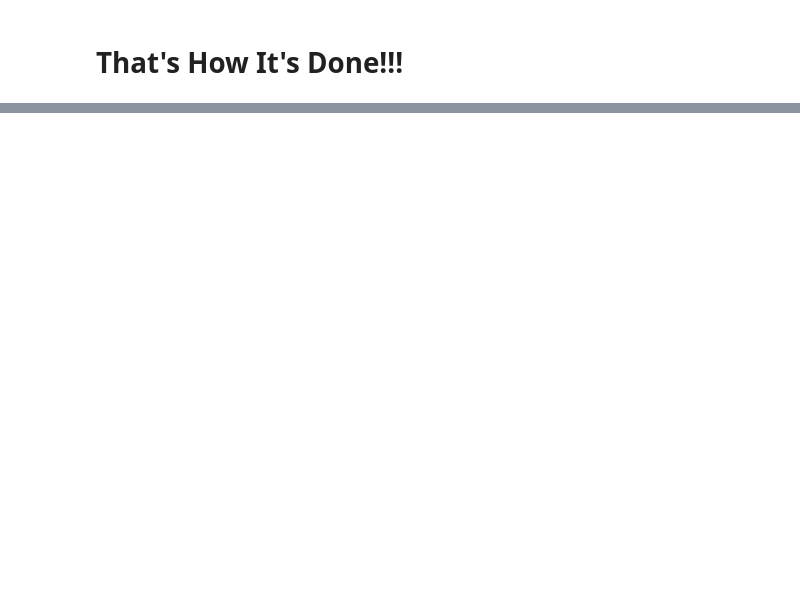
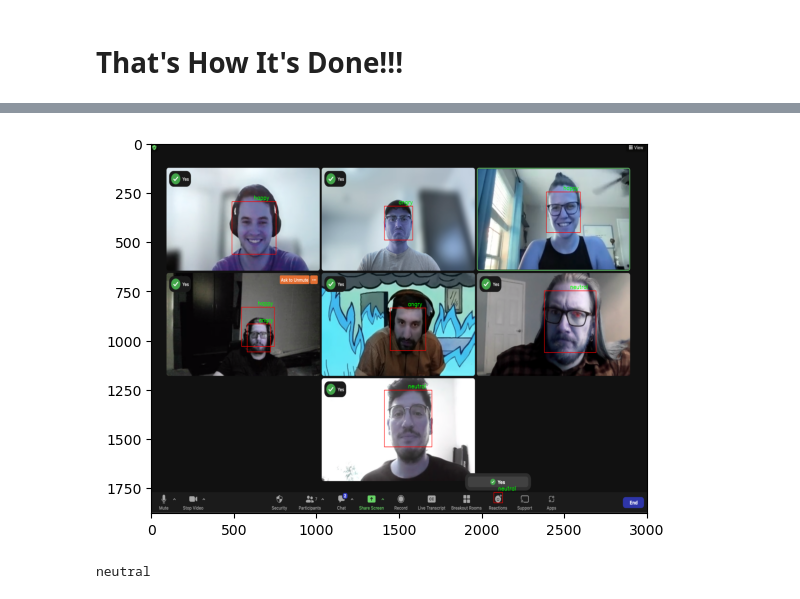
Before and after one commit to GnarlyLosche/Capstone_Project, a Jupyter notebook: Notebooks/attempting_load_model.ipynb, the cells around one changed output, grey strips where cells are left out. Cells and saved outputs as stored; diff of their text form; code cells hidden in the pictures; blank space fills up the shorter version.

```diff
--- a/Notebooks/attempting_load_model.ipynb
+++ b/Notebooks/attempting_load_model.ipynb
@@ -168,0 +175,26 @@ for face in faces:
+# %%
+%matplotlib inline
+
+img = cv2.imread("../Images/H_S_H_N_N_A_N.png")
+rects, faces, image = face_detector(img)
+
+sentiment = []
+i = 0
+for face in faces:
+    roi = face.astype("float") / 255.0
+    roi = img_to_array(roi)
+    roi = np.expand_dims(roi, axis=0)
+
+    # make a prediction on the ROI, then lookup the class
+    preds = m_jlib.predict(roi)[0]
+    label = class_labels[preds.argmax()]
+    sentiment.append(label)
+
+    #Overlay our detected emotion on our pic
+    label_position = (rects[i][0] + int((rects[i][1]/2)), abs(rects[i][2] - 10))
+    i =i + 1
+    cv2.putText(image, label, label_position , cv2.FONT_HERSHEY_SIMPLEX,1, (0,255,0), 2)
+
+plt.imshow(image, aspect='auto')
+plt.show()
+# %% [output]
@@ -168,0 +210,5 @@ for face in faces:
+[figure, added]
+# %%
+print(most_frequent(sentiment))
+# %% [output]
+neutral
```
Also changed, not shown: parts of 6 cells of this notebook, 2 other files.
